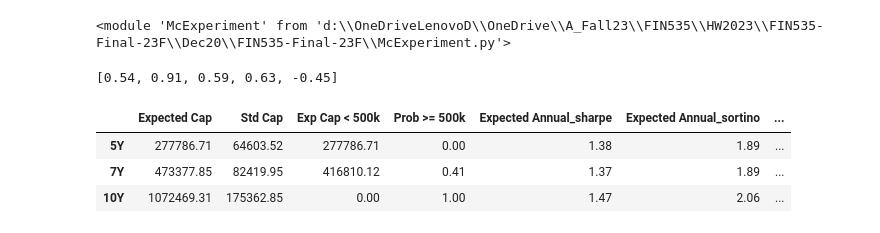
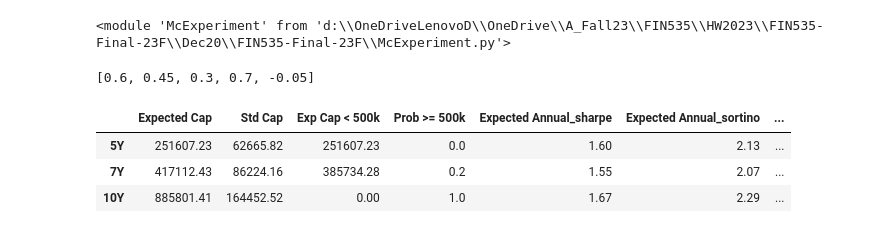
Before and after one commit to fxn-thu/FIN535-Final-23F, a Jupyter notebook: demo.ipynb, the cells around one changed output. Cells and saved outputs as stored; diff of their text form; code cells hidden in the pictures.

```diff
--- a/demo.ipynb
+++ b/demo.ipynb
@@ -22,22 +22,22 @@ data.set_index(['month'],inplace=True)
 # %%
 # 5Y max Sharpe Strategy -------------------------------------------------------------------------------
 # All value ar risk quoted in a return way (not in a loss way)
-ratio1 = [0.54, 0.91, 0.59,	0.63, -0.45]
+ratio1 = [0.6, 0.45, 0.3, 0.7, -0.05]
 print(ratio1)
 SAVE = 40000
 CAP = 50000
 g = 0.11
 MC = 500
 path_length = 120 # 10 year
 tax_rate = 0.25
 # Get the analysis for end of 5Y/7Y/10Y
 Simu_table, Simu_cap_table = Experiments(MC,120,data,CAP,SAVE,g,ratio1,years=[60,84,120],tax=tax_rate)
 Summary_table,cap_table = GetSummary(Simu_table, Simu_cap_table, path_length)
 Summary_table = Summary_table.fillna(0)
 Summary_table.round(2)
 # %% [output]
-[0.54, 0.91, 0.59, 0.63, -0.45]
+[0.6, 0.45, 0.3, 0.7, -0.05]
 |  | Expected Cap | Std Cap | Exp Cap < 500k | Prob >= 500k | Expected Annual_sharpe | Expected Annual_sortino | ... |
-| 5Y | 277786.71 | 64603.52 | 277786.71 | 0.00 | 1.38 | 1.89 | ... |
-| 7Y | 473377.85 | 82419.95 | 416810.12 | 0.41 | 1.37 | 1.89 | ... |
-| 10Y | 1072469.31 | 175362.85 | 0.00 | 1.00 | 1.47 | 2.06 | ... |
+| 5Y | 251607.23 | 62665.82 | 251607.23 | 0.0 | 1.60 | 2.13 | ... |
+| 7Y | 417112.43 | 86224.16 | 385734.28 | 0.2 | 1.55 | 2.07 | ... |
+| 10Y | 885801.41 | 164452.52 | 0.00 | 1.0 | 1.67 | 2.29 | ... |
```
Also changed, not shown: parts of 8 cells of this notebook, 24 other files.
